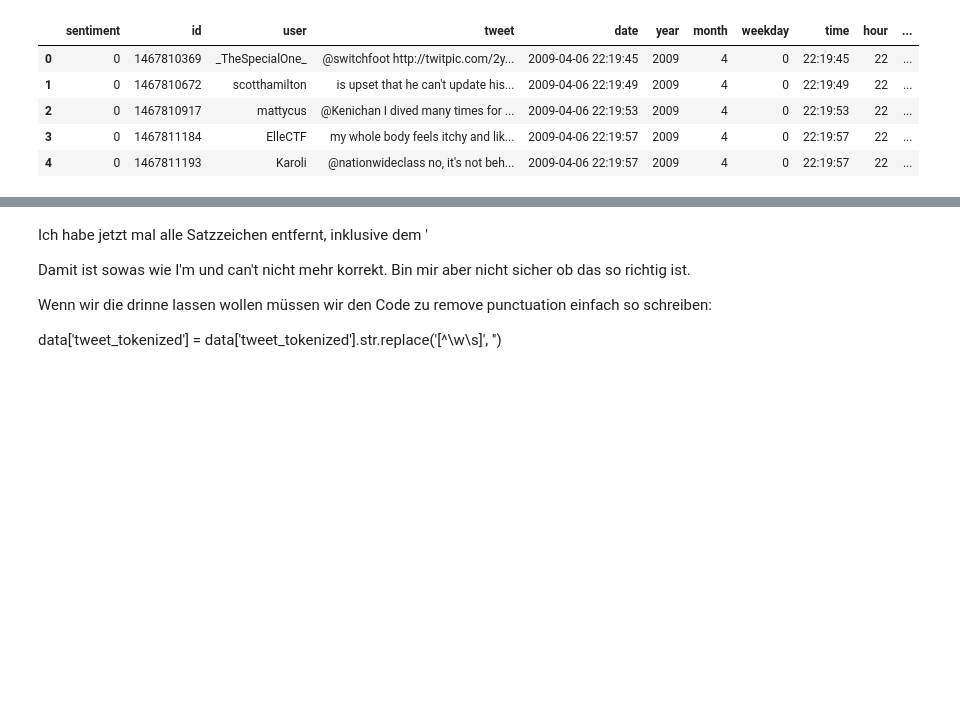
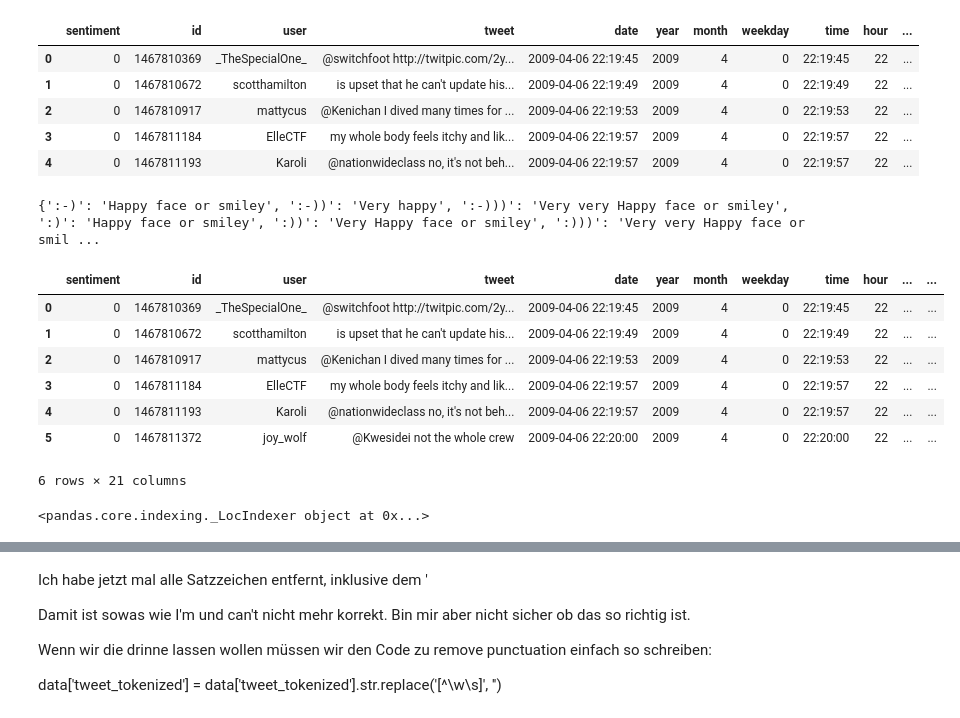
Before and after one commit to DavidStein7/marketing_analytics_project, a Jupyter notebook: Notebooks/data_preparation.ipynb, the cells around one changed output, grey strips where cells are left out. Saved outputs shown, nothing was run; the diff lists cells and outputs as text; code cells hidden in the pictures; blank space fills up the shorter version.

Commit message:
Emoticons Handling und Foreign Characters

```diff
--- a/Notebooks/data_preparation.ipynb
+++ b/Notebooks/data_preparation.ipynb
@@ -102,6 +109,35 @@ data.head()
 | 2 | 0 | 1467810917 | mattycus | @Kenichan I dived many times for ... | 2009-04-06 22:19:53 | 2009 | 4 | 0 | 22:19:53 | 22 | ... |
 | 3 | 0 | 1467811184 | ElleCTF | my whole body feels itchy and lik... | 2009-04-06 22:19:57 | 2009 | 4 | 0 | 22:19:57 | 22 | ... |
 | 4 | 0 | 1467811193 | Karoli | @nationwideclass no, it's not beh... | 2009-04-06 22:19:57 | 2009 | 4 | 0 | 22:19:57 | 22 | ... |
+# %%
+print(EMOTICONS_EMO)
+# %% [output]
+{':‑)': 'Happy face or smiley', ':-))': 'Very happy', ':-)))': 'Very very Happy face or smiley', ':)': 'Happy face or smiley', ':))': 'Very Happy face or smiley', ':)))': 'Very very Happy face or smil ...
+# %%
+#Handling Emojis
+# Function for converting emojis into word
+def convert_emoticons(text):
+    for emot in EMOTICONS_EMO:
+        text = text.replace(emot, "_".join(EMOTICONS_EMO[emot].replace(",","").replace(":","").split()))
+    return text
+
+# Apply Formula to tweets
+data['tweet_emoji'] = data['tweet'].apply(lambda x: convert_emoticons(x))
+data.head(6)
+# %% [output]
+|  | sentiment | id | user | tweet | date | year | month | weekday | time | hour | ... | ... |
+| 0 | 0 | 1467810369 | _TheSpecialOne_ | @switchfoot http://twitpic.com/2y... | 2009-04-06 22:19:45 | 2009 | 4 | 0 | 22:19:45 | 22 | ... | ... |
+| 1 | 0 | 1467810672 | scotthamilton | is upset that he can't update his... | 2009-04-06 22:19:49 | 2009 | 4 | 0 | 22:19:49 | 22 | ... | ... |
+| 2 | 0 | 1467810917 | mattycus | @Kenichan I dived many times for ... | 2009-04-06 22:19:53 | 2009 | 4 | 0 | 22:19:53 | 22 | ... | ... |
+| 3 | 0 | 1467811184 | ElleCTF | my whole body feels itchy and lik... | 2009-04-06 22:19:57 | 2009 | 4 | 0 | 22:19:57 | 22 | ... | ... |
+| 4 | 0 | 1467811193 | Karoli | @nationwideclass no, it's not beh... | 2009-04-06 22:19:57 | 2009 | 4 | 0 | 22:19:57 | 22 | ... | ... |
+| 5 | 0 | 1467811372 | joy_wolf | @Kwesidei not the whole crew | 2009-04-06 22:20:00 | 2009 | 4 | 0 | 22:20:00 | 22 | ... | ... |
+6 rows × 21 columns
+# %%
+data['compare'] = data['tweet'] == data['tweet_emoji']
+data['compare'].value_counts()
+# %% [output]
+<pandas.core.indexing._LocIndexer object at 0x...>
 # %%
 #Define the typical pattern of links ('https://', 'http://', 'www.'), tags ('@') and hashtags ('#')
 url_pattern_1 = r'https?://\S+'
```
Also changed, not shown: parts of 4 cells of this notebook.
